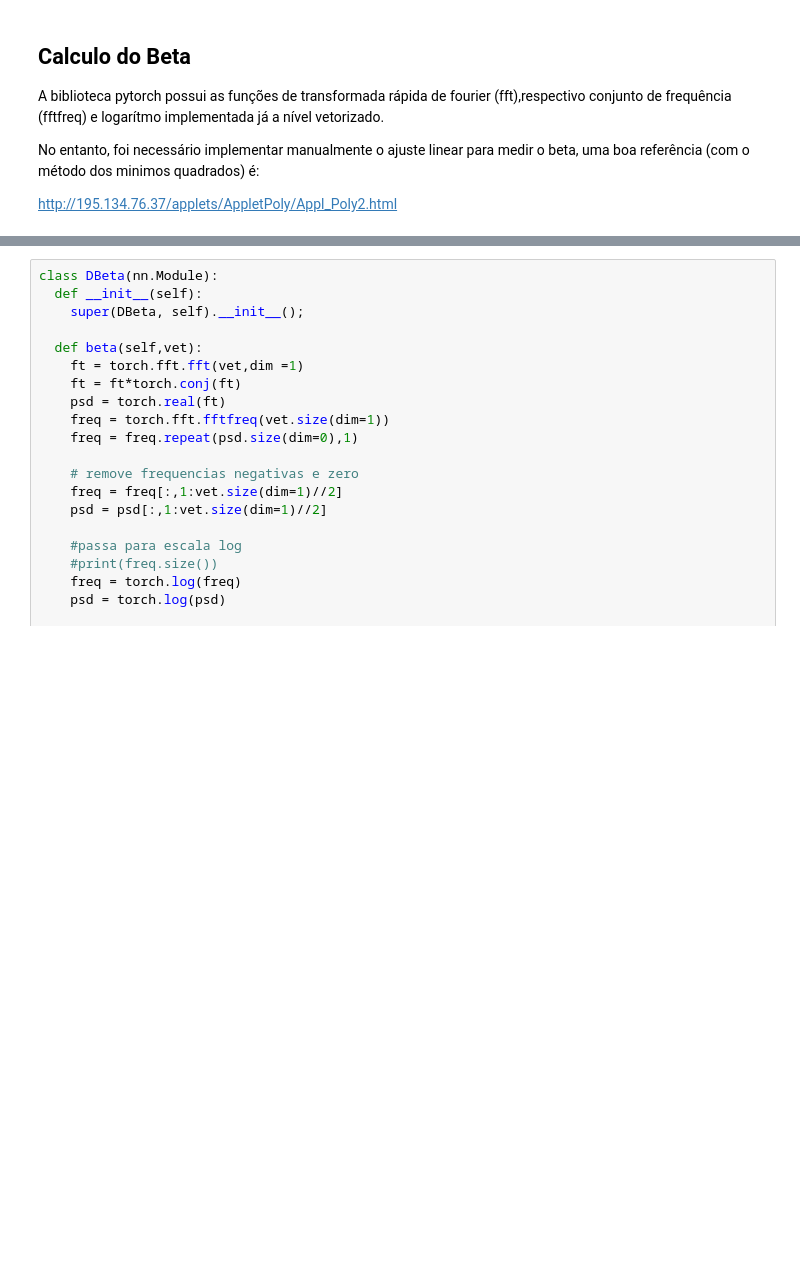
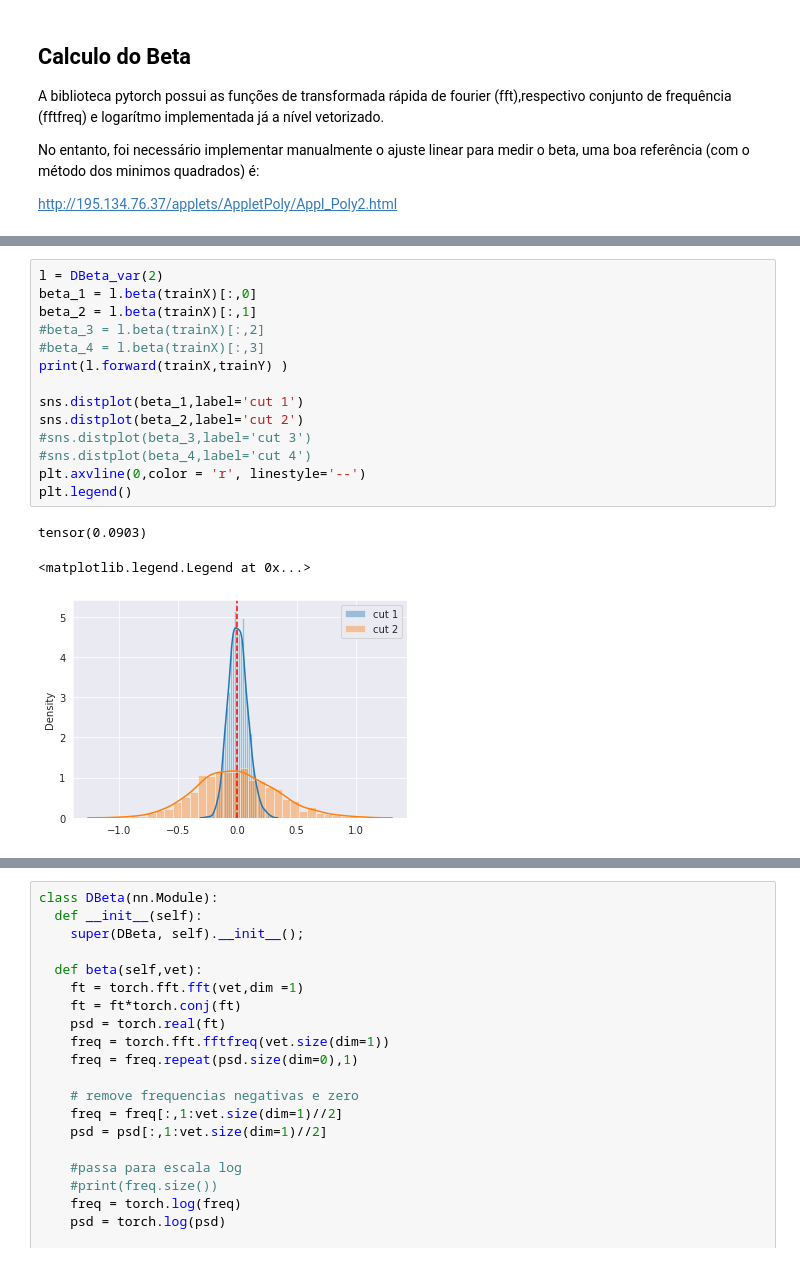
Before and after one commit to barauna-lo/Colored_Noise, a Jupyter notebook: CervejaGratis.ipynb, the cells around one changed output, grey strips where cells are left out. Cells and saved outputs as stored; diff of their text form; blank space fills up the shorter version.

```diff
--- a/CervejaGratis.ipynb
+++ b/CervejaGratis.ipynb
@@ -225,0 +264,18 @@ http://195.134.76.37/applets/AppletPoly/Appl_Poly2.html
+# %%
+l = DBeta_var(2)
+beta_1 = l.beta(trainX)[:,0]
+beta_2 = l.beta(trainX)[:,1]
+#beta_3 = l.beta(trainX)[:,2]
+#beta_4 = l.beta(trainX)[:,3]
+print(l.forward(trainX,trainY) )
+
+sns.distplot(beta_1,label='cut 1')
+sns.distplot(beta_2,label='cut 2')
+#sns.distplot(beta_3,label='cut 3')
+#sns.distplot(beta_4,label='cut 4')
+plt.axvline(0,color = 'r', linestyle='--')
+plt.legend()
+# %% [output]
+tensor(0.0903)
+<matplotlib.legend.Legend at 0x...>
+[figure, added]
```
Also changed, not shown: parts of 32 cells of this notebook.
